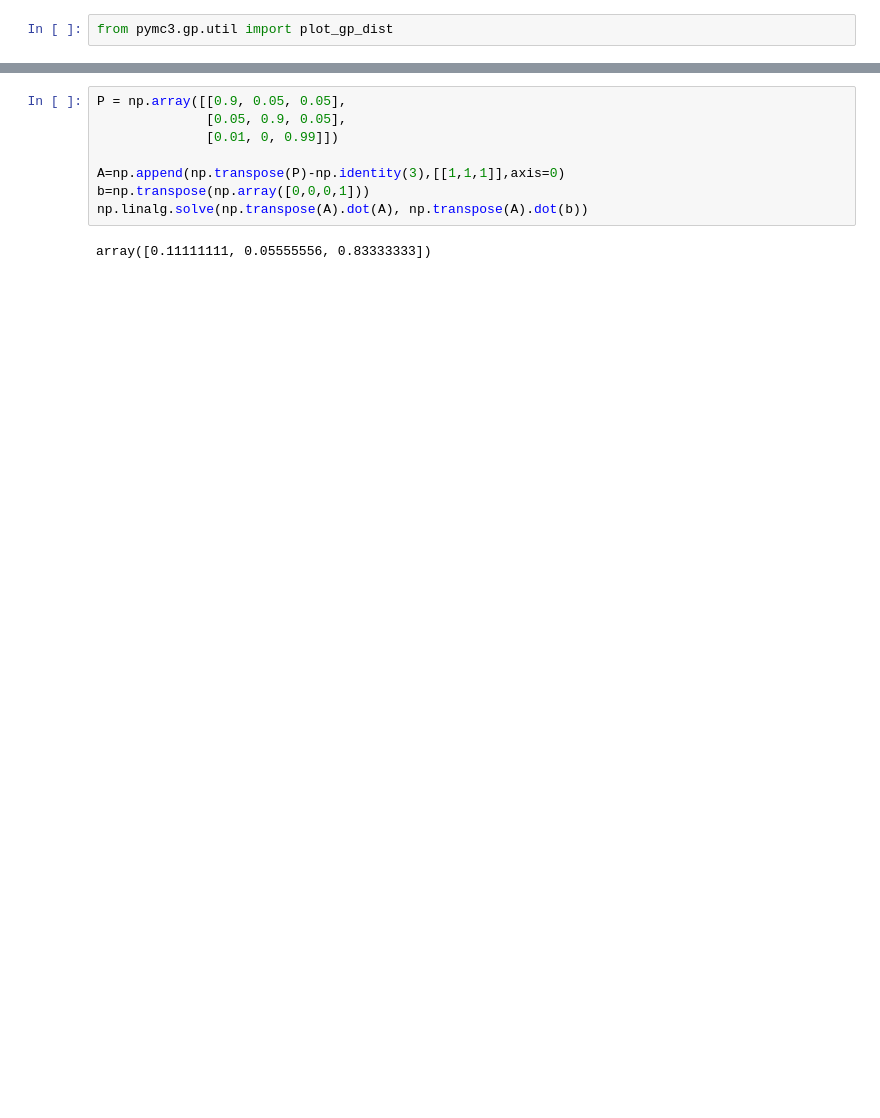
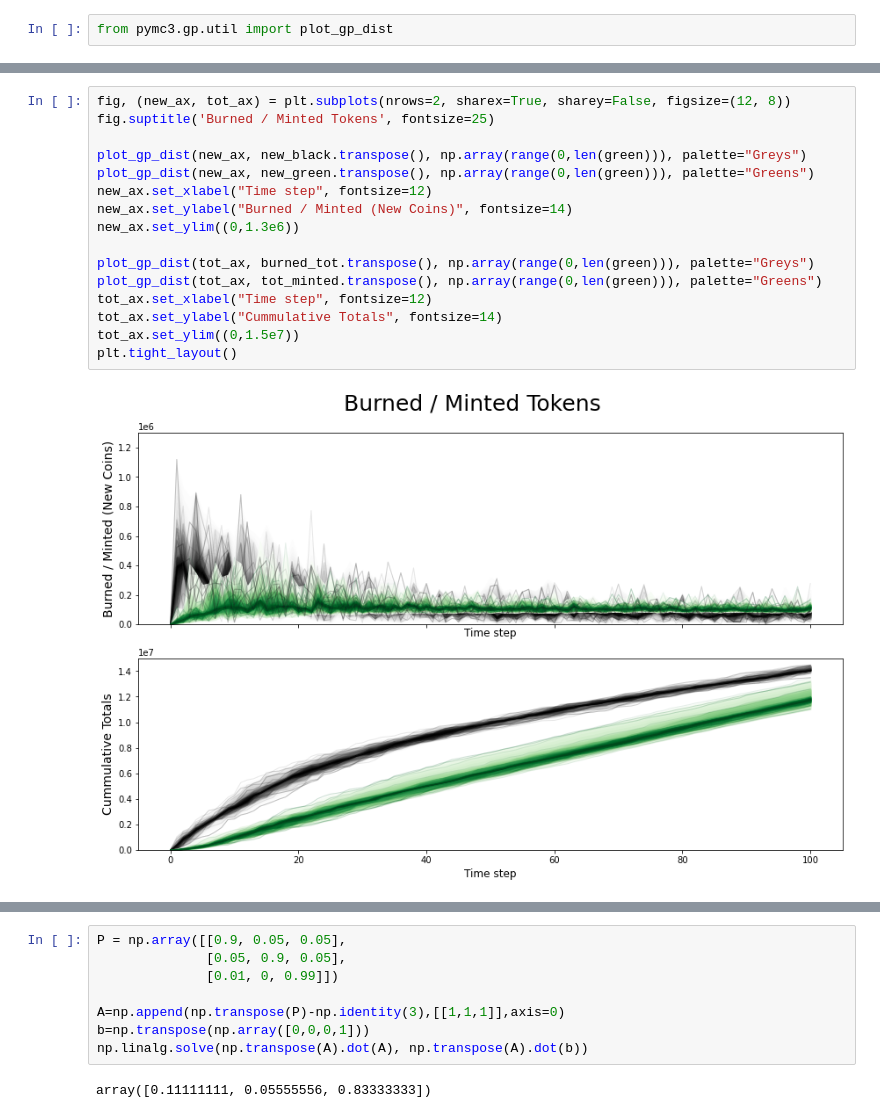
Before and after one commit to icmoore/syscoin-tex, a Jupyter notebook: carbon_renaissance/green_token_growth.ipynb, the cells around one changed output, grey strips where cells are left out. Drawn from its saved outputs; the diff is of its cells as text; blank space fills up the shorter version.

```diff
--- a/carbon_renaissance/green_token_growth.ipynb
+++ b/carbon_renaissance/green_token_growth.ipynb
@@ -72 +96,19 @@ Text(0, 0.5, 'Burned Token Supply')
+# %%
+fig, (new_ax, tot_ax) = plt.subplots(nrows=2, sharex=True, sharey=False, figsize=(12, 8))
+fig.suptitle('Burned / Minted Tokens', fontsize=25)
+
+plot_gp_dist(new_ax, new_black.transpose(), np.array(range(0,len(green))), palette="Greys")
+plot_gp_dist(new_ax, new_green.transpose(), np.array(range(0,len(green))), palette="Greens")
+new_ax.set_xlabel("Time step", fontsize=12)
+new_ax.set_ylabel("Burned / Minted (New Coins)", fontsize=14)
+new_ax.set_ylim((0,1.3e6))
+
+plot_gp_dist(tot_ax, burned_tot.transpose(), np.array(range(0,len(green))), palette="Greys")
+plot_gp_dist(tot_ax, tot_minted.transpose(), np.array(range(0,len(green))), palette="Greens")
+tot_ax.set_xlabel("Time step", fontsize=12)
+tot_ax.set_ylabel("Cummulative Totals", fontsize=14)
+tot_ax.set_ylim((0,1.5e7))
+plt.tight_layout()
+# %% [output]
+[figure, added]
 # %%
```
Also changed, not shown: parts of 13 cells of this notebook, 9 other files.
